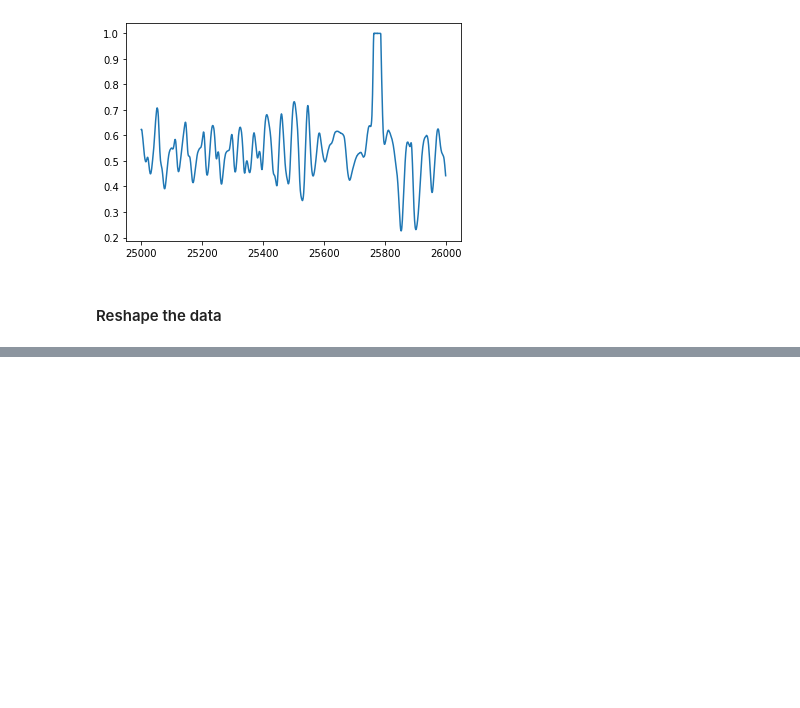
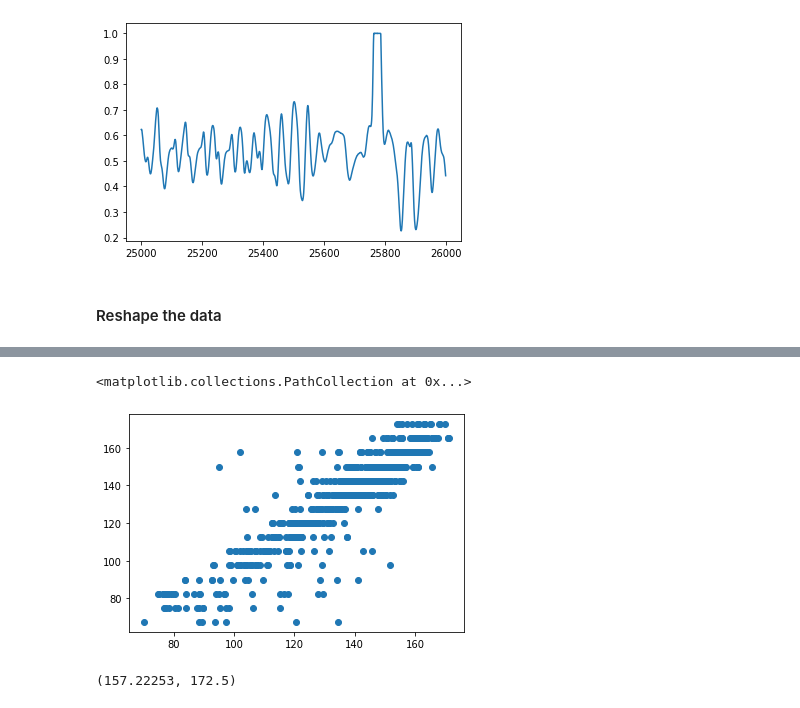
Before and after one commit to LongNguyen1984/TimeSeriesWithPython, a Jupyter notebook: HR_DNN.ipynb, the cells around one changed output, grey strips where cells are left out. Saved outputs shown, nothing was run; the diff lists cells and outputs as text; code cells hidden in the pictures; blank space fills up the shorter version.

```diff
--- a/HR_DNN.ipynb
+++ b/HR_DNN.ipynb
@@ -980,7 +980,7 @@ from sklearn.model_selection import train_test_split
 from sklearn.utils import shuffle
 
 Xshuff, yshuff = shuffle(X, y)
-X_train, X_test, y_train, y_test = train_test_split(Xshuff, yshuff, test_size=0.3, random_state=1)
+X_train, X_test, y_train, y_test = train_test_split(Xshuff, yshuff, test_size=0.2, random_state=1)
 
 X_train = X_train.reshape((X_train.shape[0],X_train.shape[1],1))
 X_test = X_test.reshape((X_test.shape[0],X_test.shape[1],1))
@@ -1017,0 +1016,2 @@ Epoch 7/100
+# %%
+pipeline.fit(X_train, y_train)
@@ -1017,0 +1040,2 @@ Epoch 7/100
+# %%
+ypred = pipeline.predict(X_test)
@@ -1017,0 +1065,9 @@ Epoch 7/100
+# %%
+plt.scatter(ypred, y_test)
+# %% [output]
+<matplotlib.collections.PathCollection at 0x...>
+[figure, added]
+# %%
+ypred[50], y_test[50]
+# %% [output]
+(157.22253, 172.5)
```
Also changed, not shown: parts of 14 cells of this notebook.
